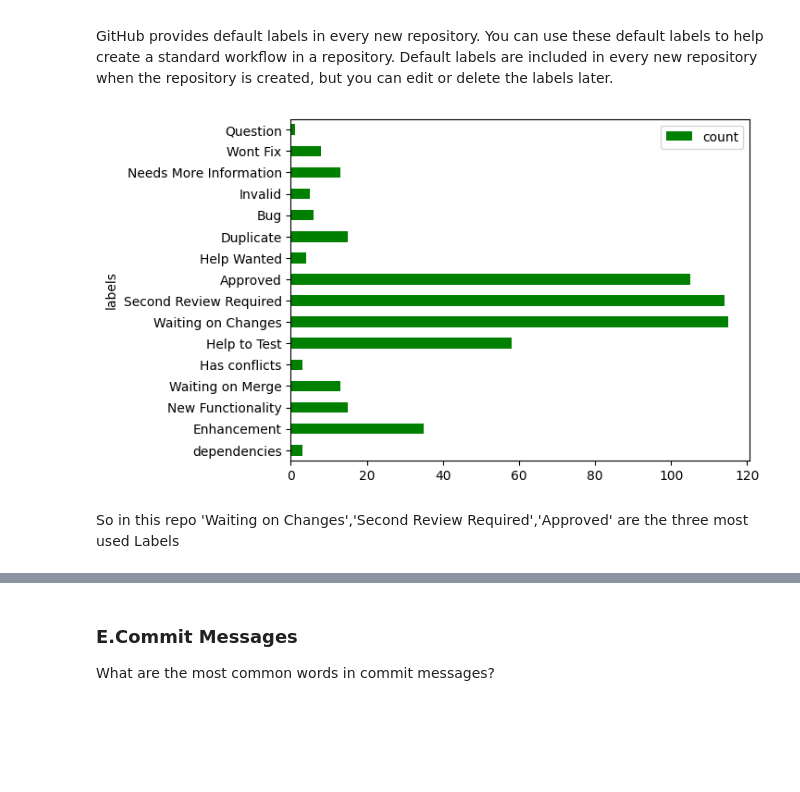
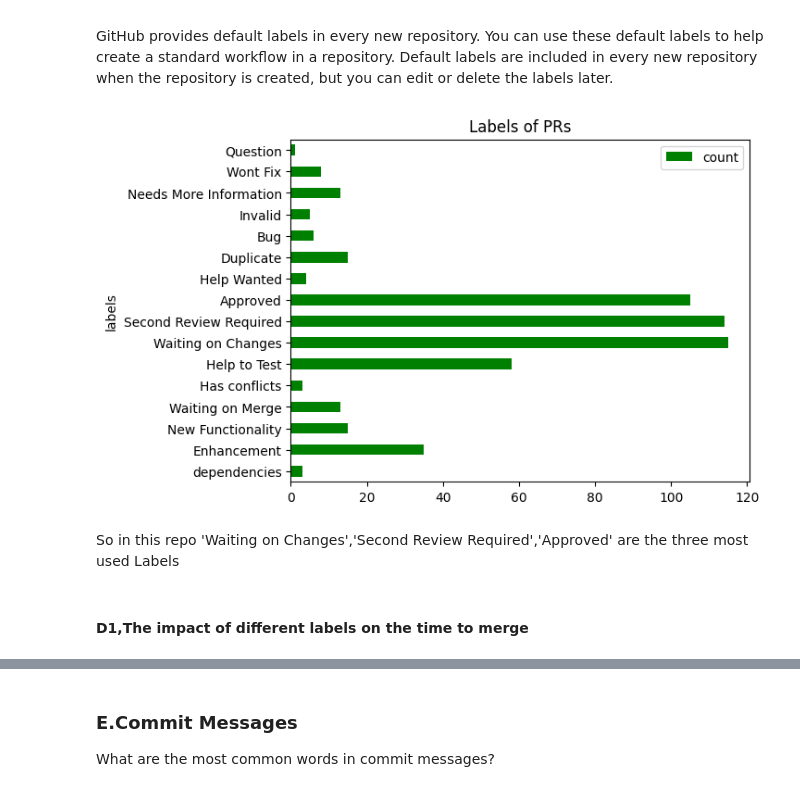
Before and after one commit to khaidv123/PRs, a Jupyter notebook: PRs/Analysis.ipynb, the cells around one changed output, grey strips where cells are left out. Saved outputs shown, nothing was run; the diff lists cells and outputs as text; code cells hidden in the pictures; blank space fills up the shorter version.

```diff
--- a/PRs/Analysis.ipynb
+++ b/PRs/Analysis.ipynb
@@ -165,19 +165,26 @@ def func(string):
     return result
 # %%
 Labels= df[df['Labels']!='[]']
-dict = {}
-for a in Labels['Labels']:
-    l= func(a)
-    for i in l:
-        if i in dict:
-            dict[i] += 1
-        else:
-            dict[i]= 1
 
-df_labels= pd.DataFrame(dict.items(), columns= ['labels','count'])
-df_labels.plot.barh(x= 'labels', y= 'count', color= 'green', legend= True)
-plt.show()
+def f(dt, string):
+    dict = {}
+    for a in dt['Labels']:
+        l= func(a)
+        for i in l:
+            if i in dict:
+                dict[i] += 1
+            else:
+                dict[i]= 1
+
+    df_labels= pd.DataFrame(dict.items(), columns= ['labels','count'])
+    df_labels.plot.barh(x= 'labels', y= 'count', color= 'green', legend= True)
+    plt.title(string)
+    plt.show()
+
+f(Labels,"Labels of PRs")
 # %% [output]
-[figure, old version]
+[figure, new version]
 # %% [markdown]
 So in this repo 'Waiting on Changes','Second Review Required','Approved' are the three most used Labels
+# %% [markdown]
+#### D1,The impact of different labels on the time to merge
```
Also changed, not shown: parts of 3 cells of this notebook.
